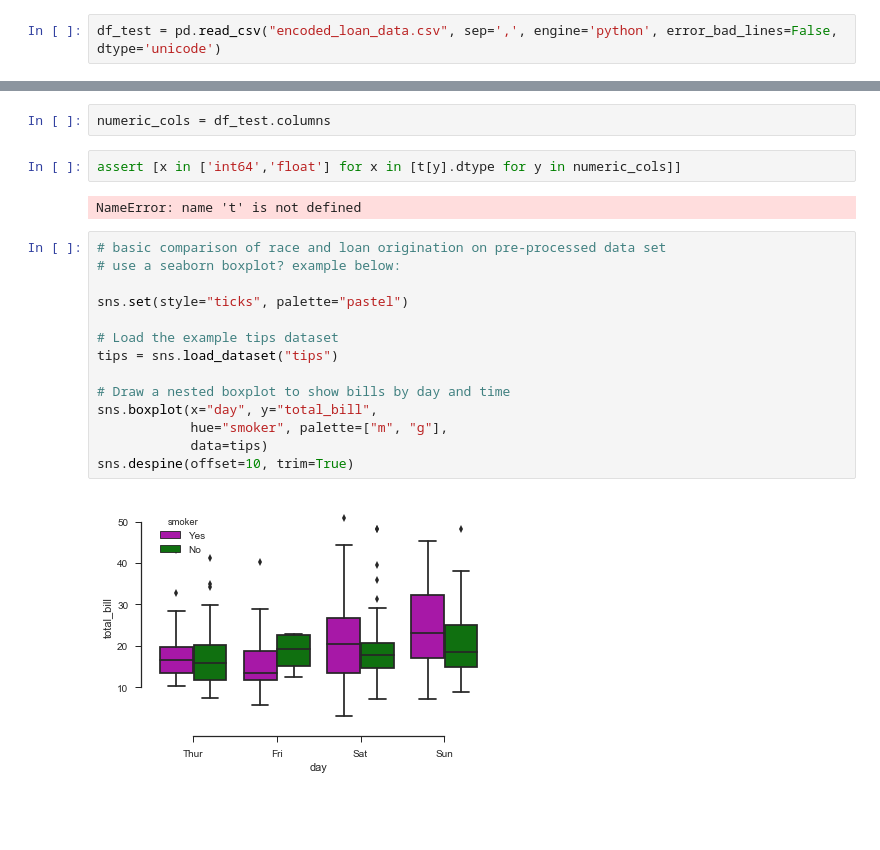
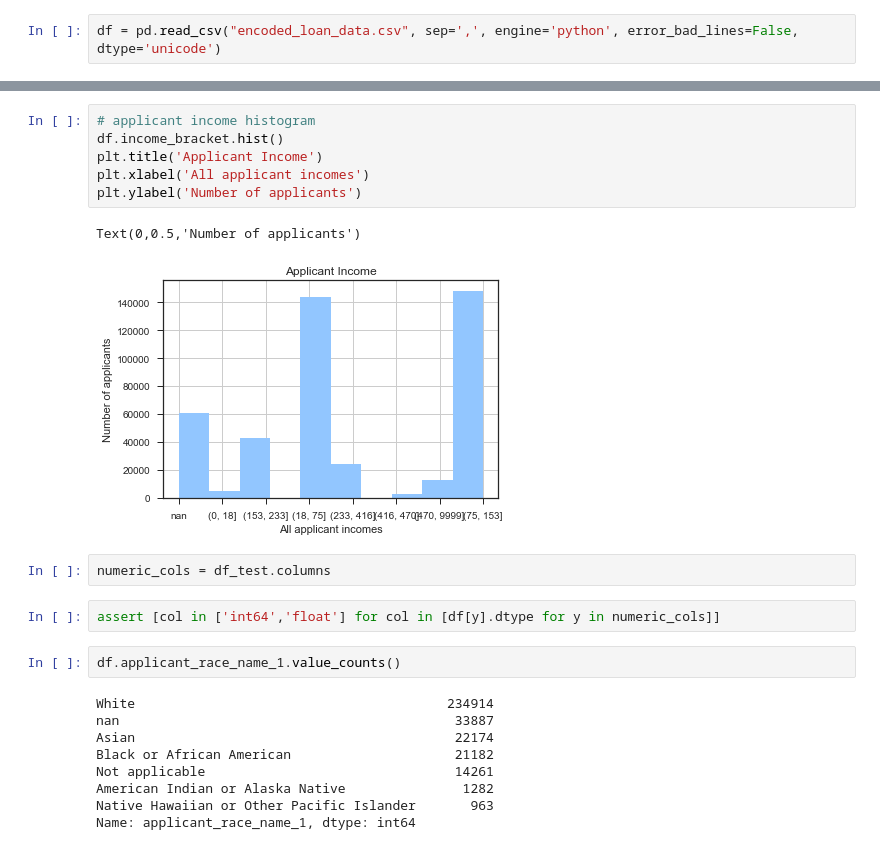
Before and after one commit to cteicher-m/loanBiases, a Jupyter notebook: processing.ipynb, the cells around one changed output, grey strips where cells are left out. Cells and saved outputs as stored; diff of their text form; blank space fills up the shorter version.

Commit message:
some basic plots, mirroring gong rebuttal

```diff
--- a/processing.ipynb
+++ b/processing.ipynb
@@ -7,4 +7,4 @@ import matplotlib.pyplot as plt
 import seaborn as sns
 # %%
-df_test = pd.read_csv("encoded_loan_data.csv", sep=',', engine='python', error_bad_lines=False, dtype='unicode')
+df = pd.read_csv("encoded_loan_data.csv", sep=',', engine='python', error_bad_lines=False, dtype='unicode')
 # %% [markdown]
@@ -12,22 +21,24 @@ Before visualizing this data we must ensure all processed data is numeric
+# %%
+# applicant income histogram
+df.income_bracket.hist()
+plt.title('Applicant Income')
+plt.xlabel('All applicant incomes')
+plt.ylabel('Number of applicants')
+# %% [output]
+Text(0,0.5,'Number of applicants')
+[figure, added]
 # %%
 numeric_cols = df_test.columns
 # %%
-assert [x in ['int64','float'] for x in [t[y].dtype for y in numeric_cols]]
+assert [col in ['int64','float'] for col in [df[y].dtype for y in numeric_cols]]
-# %% [output]
-NameError: name 't' is not defined
-# %%
-# basic comparison of race and loan origination on pre-processed data set
-# use a seaborn boxplot? example below:
-
-sns.set(style="ticks", palette="pastel")
-
-# Load the example tips dataset
-tips = sns.load_dataset("tips")
-
-# Draw a nested boxplot to show bills by day and time
-sns.boxplot(x="day", y="total_bill",
-            hue="smoker", palette=["m", "g"],
-            data=tips)
-sns.despine(offset=10, trim=True)
-# %% [output]
-[figure, removed]
+# %%
+df.applicant_race_name_1.value_counts()
+# %% [output]
+White                                        234914
+nan                                           33887
+Asian                                         22174
+Black or African American                     21182
+Not applicable                                14261
+American Indian or Alaska Native               1282
+Native Hawaiian or Other Pacific Islander       963
+Name: applicant_race_name_1, dtype: int64
```
Also changed, not shown: parts of 6 cells of this notebook, 1 other file.
